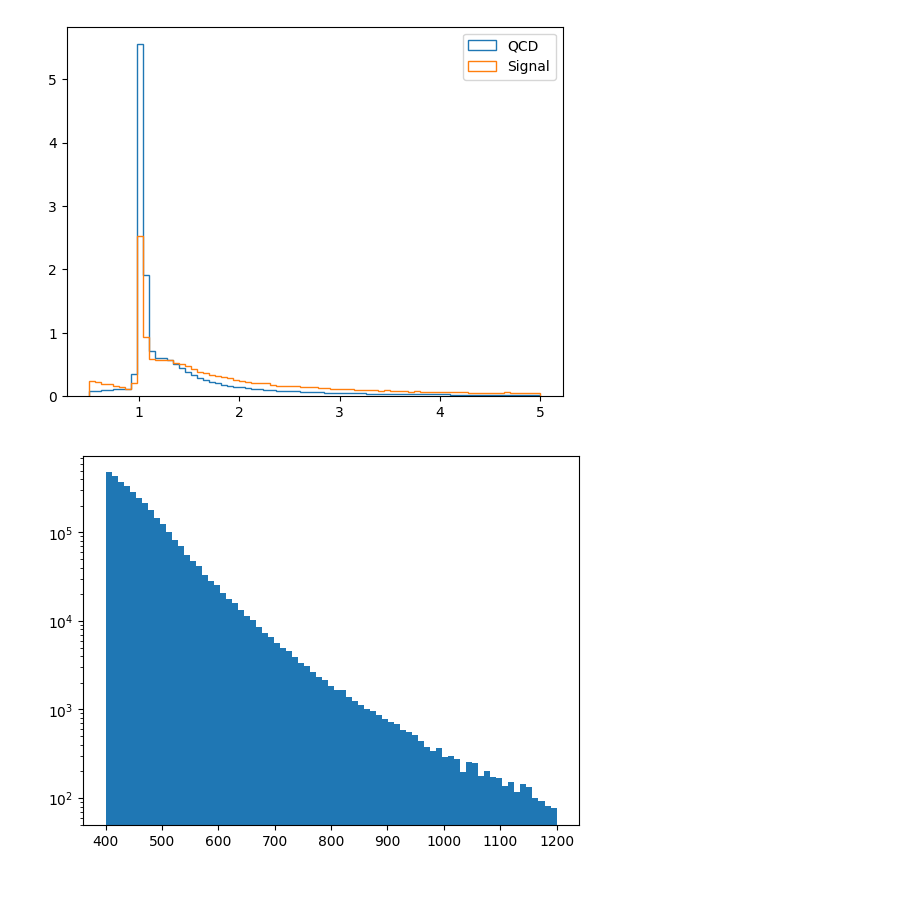
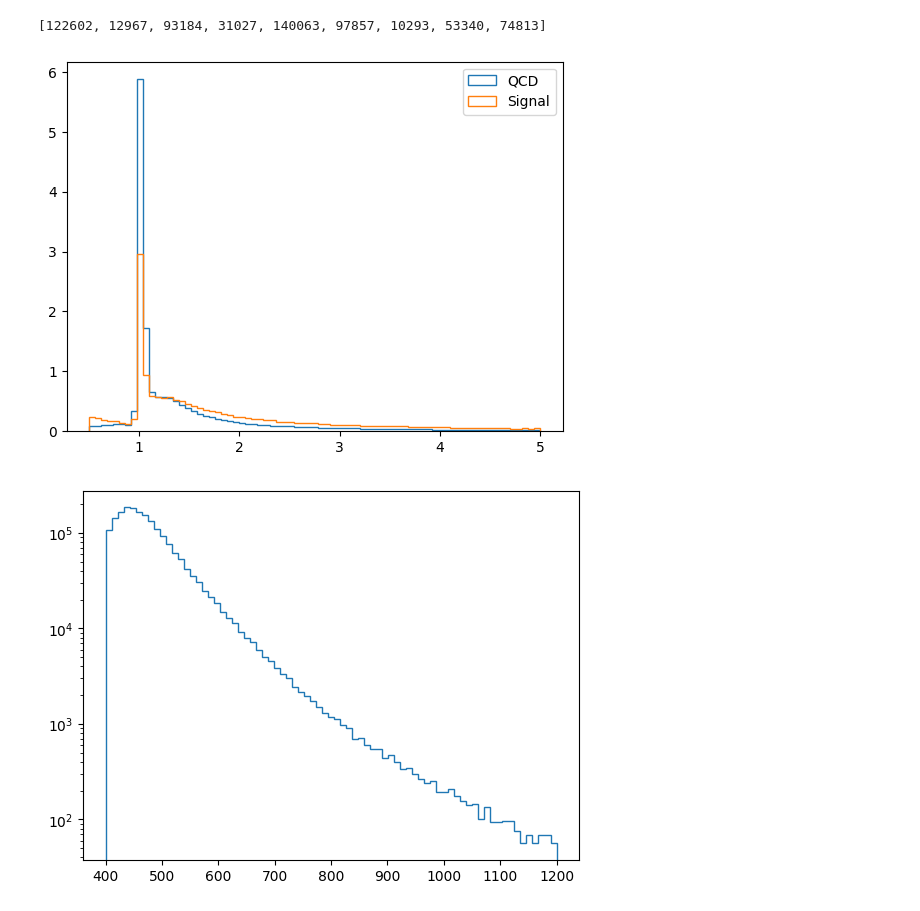
Before and after one commit to cmoore24-24/hgg, a Jupyter notebook: notebooks/skims/sample_stitching/data_combing.ipynb, the cells around one changed output. Saved outputs shown, nothing was run; the diff lists cells and outputs as text; code cells hidden in the pictures.

```diff
--- a/notebooks/skims/sample_stitching/data_combing.ipynb
+++ b/notebooks/skims/sample_stitching/data_combing.ipynb
@@ -12,9 +11,9 @@ hgg = pd.read_parquet('parquet/no_subcut/hgg.parquet', engine='fastparquet')
 # %%
 qcd = {}
-files = os.listdir('parquet/no_subcut/')
+files = os.listdir('parquet/qcd/')
 for i in files:
     if 'qcd' in i:
-        qcd[i.rstrip('.parquet')] = pd.read_parquet(f'parquet/no_subcut/{i}', engine='fastparquet')
+        qcd[i.rstrip('.parquet')] = ak.from_parquet(f'parquet/qcd/{i}')
 # %%
 qcd.keys()
 # %% [output]
@@ -21,0 +21,3 @@ dict_keys(['qcd_300to470', 'qcd_470to600', 'qcd_600to800', 'qcd_800to1000', 'qcd
+# %%
+for i in qcd:
+    qcd[i] = ak.firsts(qcd[i])
@@ -21,0 +42,2 @@ dict_keys(['qcd_300to470', 'qcd_470to600', 'qcd_600to800', 'qcd_800to1000', 'qcd
+# %%
+qcd = nan_remover(qcd)
@@ -22 +46,5 @@ dict_keys(['qcd_300to470', 'qcd_470to600', 'qcd_600to800', 'qcd_800to1000', 'qcd
+# %%
+[(a[i] - b[i]) for i in range(len(a))]
+# %% [output]
+[122602, 12967, 93184, 31027, 140063, 97857, 10293, 53340, 74813]
 # %%
@@ -35,39 +63,36 @@ xsec['qcd_1800to2400'] = 0.08742
 xsec['qcd_2400to3200'] = 0.005237
 xsec['qcd_3200toInf'] = 0.0001353
 # %%
-qcd_stitched_dict = {}
-for j in vars:
-    qcd_frac = {}
-    for i in qcd:
-        qcd_frac[i] = ((xsec[i]*1000)*IL)/len(qcd[i][j])
-    qcd_frac['tot'] = sum(qcd_frac.values())
-    sval = {}
-    for i in qcd:
-        sval[i] = qcd_frac[i]/qcd_frac['tot']
-    combed = {}
-    for i in qcd:
-        temp = qcd[i][j]
-        combed[i] = temp[np.random.rand(temp.shape[0]) < sval[i]]
-    stitched_var = np.concatenate([combed[x] for x in combed])
-    qcd_stitched_dict[j] = stitched_var
+qcd_frac = {}
+for i in qcd:
+    qcd_frac[i] = ((xsec[i]*1000)*IL)/len(qcd[i])
+qcd_frac['tot'] = sum(qcd_frac.values())
+sval = {}
+for i in qcd:
+    sval[i] = qcd_frac[i]/qcd_frac['tot']
+combed = {}
+for i in qcd:
+    temp = qcd[i]
+    combed[i] = temp[np.random.rand(len(temp)) < sval[i]]
+qcd = ak.concatenate([combed[x] for x in combed])
 # %%
 fig, ax = plt.subplots()
-plt.hist(qcd_stitched_dict['FatJets.color_ring'], range=(.5,5), bins=75, density=True, histtype='step', label='QCD',#weights=21*np.ones_like(tst)
+plt.hist(qcd['color_ring'], range=(.5,5), bins=75, density=True, histtype='step', label='QCD',#weights=21*np.ones_like(tst)
         )
-plt.hist(hgg['FatJets.color_ring'], range=(.5,5), bins=75, density=True, histtype='step', label='Signal',#weights=21*np.ones_like(tst)
+plt.hist(hgg['color_ring'], range=(.5,5), bins=75, density=True, histtype='step', label='Signal',#weights=21*np.ones_like(tst)
         )
 plt.legend()
 #plt.yscale('log')
 #plt.xlim(100, 5000)
 plt.show()
 # %% [output]
-[figure, old version]
+[figure, new version]
 # %%
 fig, ax = plt.subplots()
-plt.hist(qcd_stitched_dict['FatJets.pt'], range=(400,1200), bins=75, #density=True, #weights=21*np.ones_like(tst)
+plt.hist(qcd['pt'], range=(400,1200), bins=75, histtype='step' #density=True, #weights=21*np.ones_like(tst)
         )
 plt.yscale('log')
 #plt.xlim(100, 5000)
 plt.show()
 # %% [output]
-[figure, old version]
+[figure, new version]
```
Also changed, not shown: parts of 97 cells of this notebook, 50 other files.
